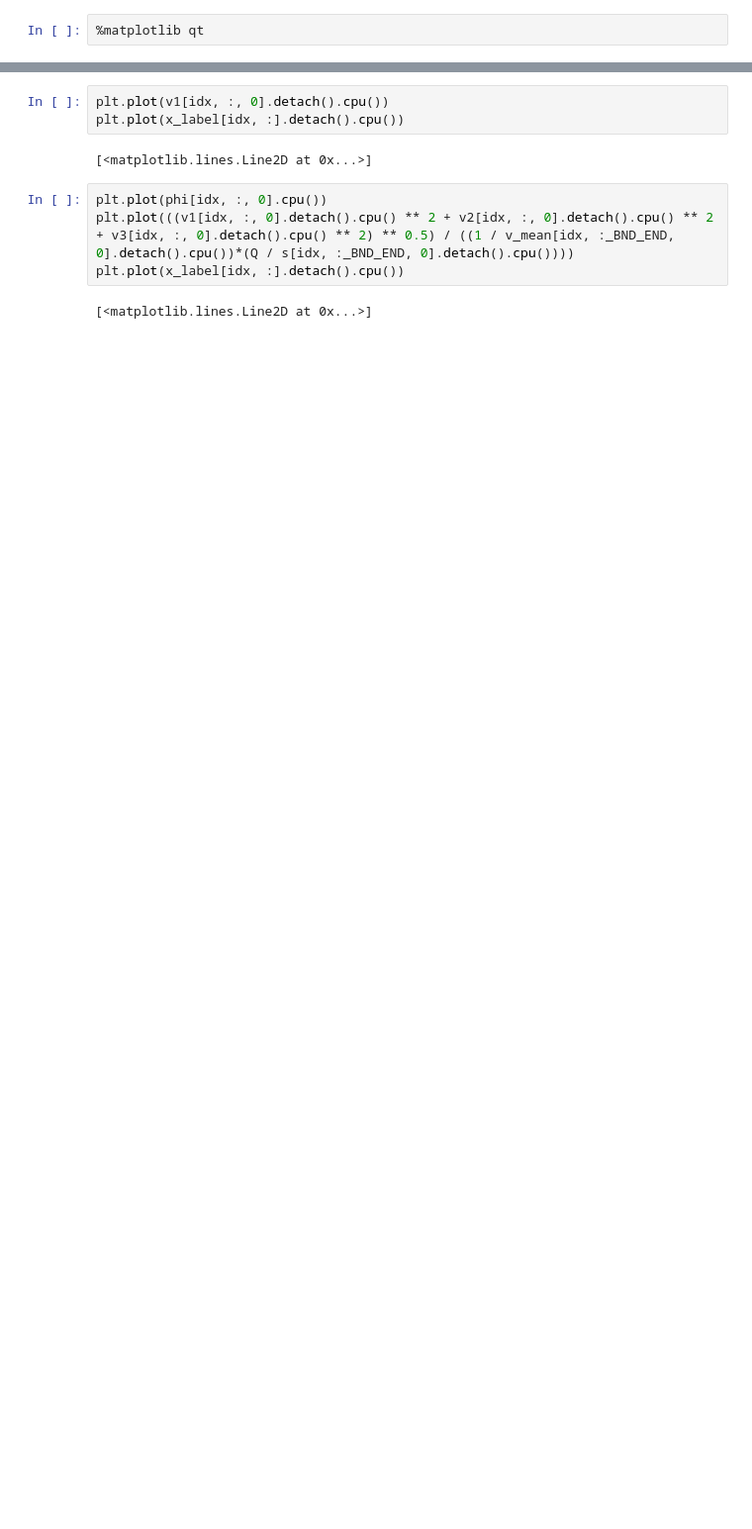
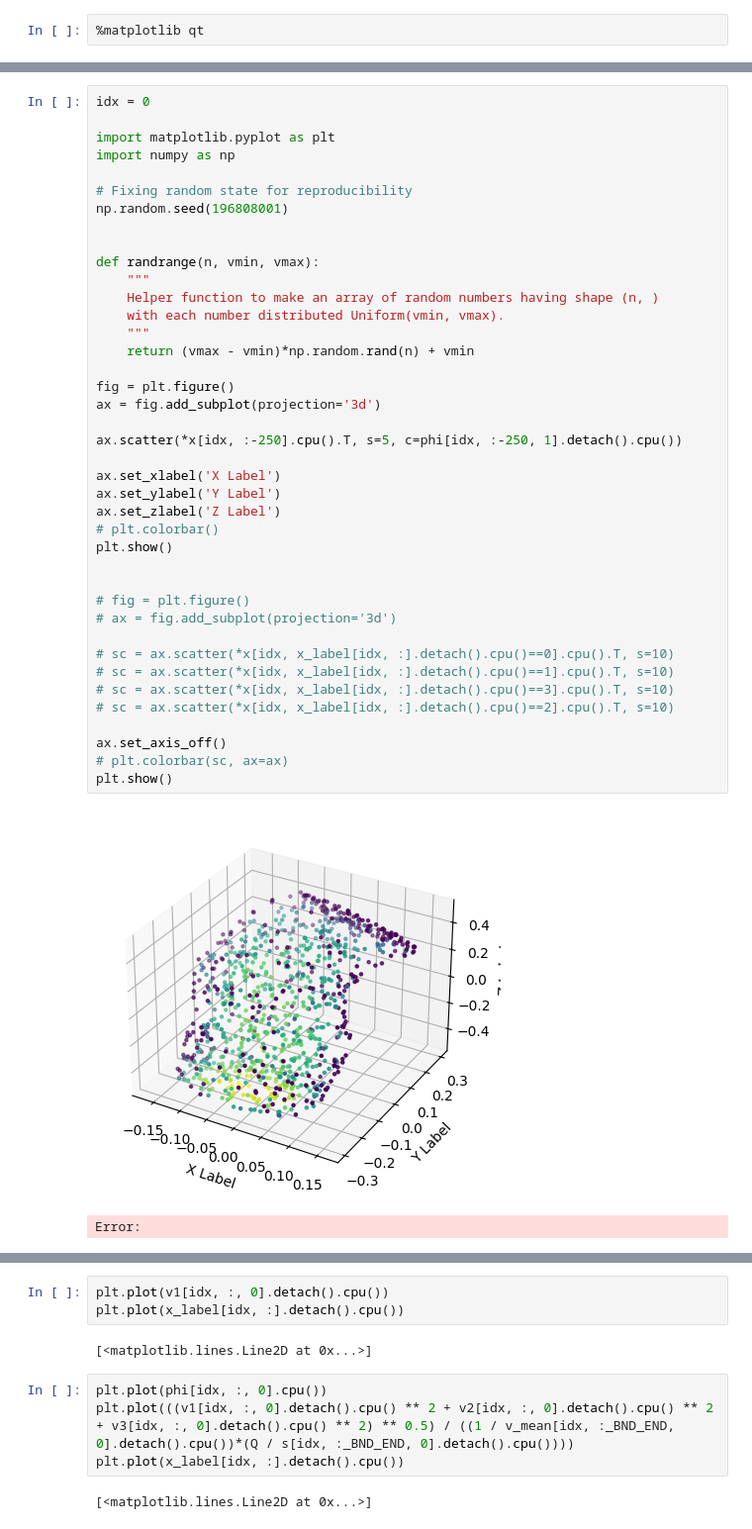
Before and after one commit to stebakov-i-n/GA_PINN_3D, a Jupyter notebook: MAIN.ipynb, the cells around one changed output, grey strips where cells are left out. Shown at 99% size. Saved outputs shown, nothing was run; the diff lists cells and outputs as text; blank space fills up the shorter version.

```diff
--- a/MAIN.ipynb
+++ b/MAIN.ipynb
@@ -1247,0 +1768,43 @@ plt.show()
+# %%
+idx = 0
+
+import matplotlib.pyplot as plt
+import numpy as np
+
+# Fixing random state for reproducibility
+np.random.seed(196808001)
+
+
+def randrange(n, vmin, vmax):
+    """
+    Helper function to make an array of random numbers having shape (n, )
+    with each number distributed Uniform(vmin, vmax).
+    """
+    return (vmax - vmin)*np.random.rand(n) + vmin
+
+fig = plt.figure()
+ax = fig.add_subplot(projection='3d')
+
+ax.scatter(*x[idx, :-250].cpu().T, s=5, c=phi[idx, :-250, 1].detach().cpu())
+
+ax.set_xlabel('X Label')
+ax.set_ylabel('Y Label')
+ax.set_zlabel('Z Label')
+# plt.colorbar()
+plt.show()
+
+
+# fig = plt.figure()
+# ax = fig.add_subplot(projection='3d')
+
+# sc = ax.scatter(*x[idx, x_label[idx, :].detach().cpu()==0].cpu().T, s=10)
+# sc = ax.scatter(*x[idx, x_label[idx, :].detach().cpu()==1].cpu().T, s=10)
+# sc = ax.scatter(*x[idx, x_label[idx, :].detach().cpu()==3].cpu().T, s=10)
+# sc = ax.scatter(*x[idx, x_label[idx, :].detach().cpu()==2].cpu().T, s=10)
+
+ax.set_axis_off()
+# plt.colorbar(sc, ax=ax)
+plt.show()
+# %% [output]
+[figure, added]
+Error:
```
Also changed, not shown: parts of 54 cells of this notebook, 8 other files.
